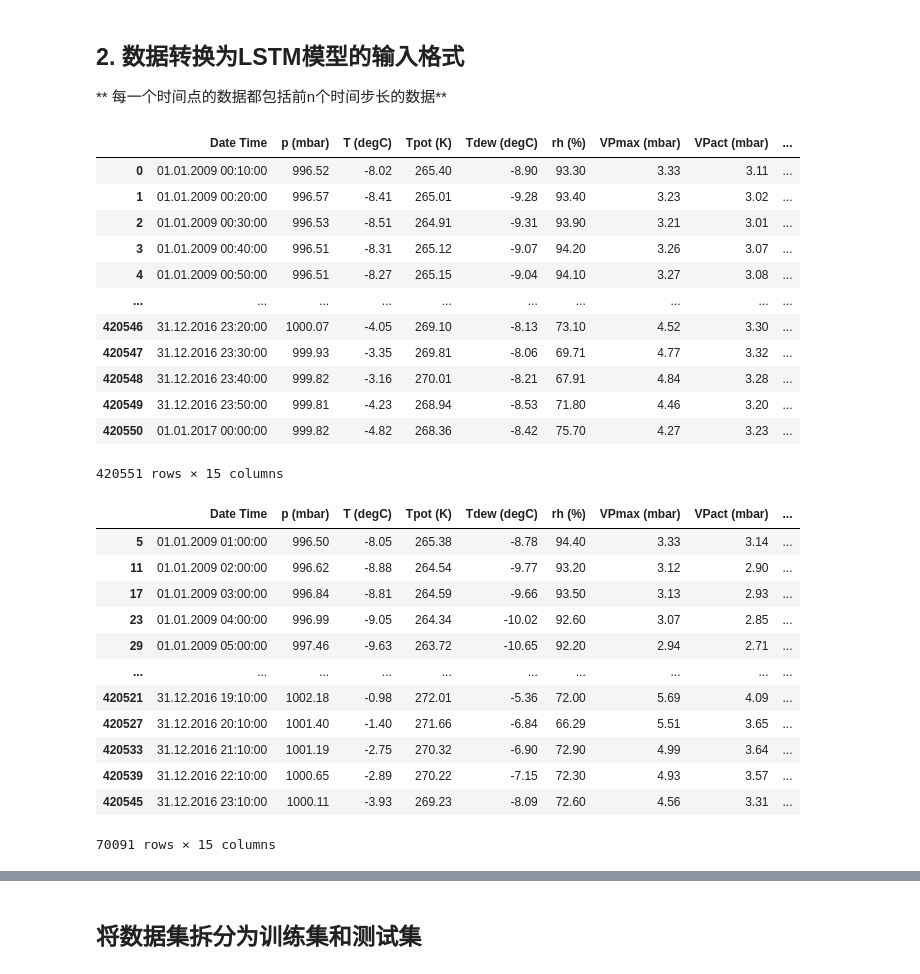
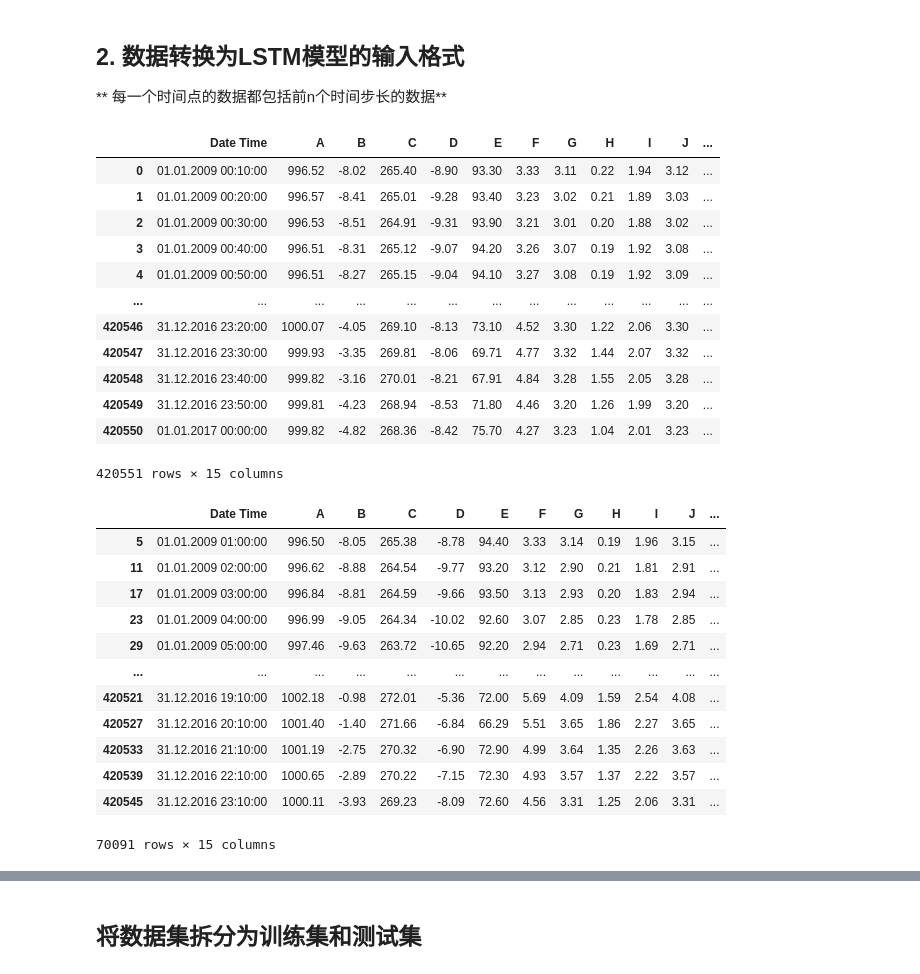
Before and after one commit to zwong91/erp-lstm, a Jupyter notebook: 【C1】训练LSTM库存模型.ipynb, the cells around one changed output, grey strips where cells are left out. Cells and saved outputs as stored; diff of their text form; code cells hidden in the pictures.

Commit message:
Update datasets, requirements, and model files

```diff
--- a/【C1】训练LSTM库存模型.ipynb
+++ b/【C1】训练LSTM库存模型.ipynb
@@ -38,42 +38,42 @@ device = torch.device('cuda' if torch.cuda.is_available() else 'cpu')
 # %%
 import pandas as pd
 import numpy as np
 
 # 每个时间步是10分钟
-csv_path = 'datasets/jena_climate_2009_2016.csv'
+csv_path = 'datasets/erp_pdd_2009_2016.csv'
 df = pd.read_csv(csv_path)
 df
 # %% [output]
-|  | Date Time | p (mbar) | T (degC) | Tpot (K) | Tdew (degC) | rh (%) | VPmax (mbar) | VPact (mbar) | ... |
-| 0 | 01.01.2009 00:10:00 | 996.52 | -8.02 | 265.40 | -8.90 | 93.30 | 3.33 | 3.11 | ... |
-| 1 | 01.01.2009 00:20:00 | 996.57 | -8.41 | 265.01 | -9.28 | 93.40 | 3.23 | 3.02 | ... |
-| 2 | 01.01.2009 00:30:00 | 996.53 | -8.51 | 264.91 | -9.31 | 93.90 | 3.21 | 3.01 | ... |
-| 3 | 01.01.2009 00:40:00 | 996.51 | -8.31 | 265.12 | -9.07 | 94.20 | 3.26 | 3.07 | ... |
-| 4 | 01.01.2009 00:50:00 | 996.51 | -8.27 | 265.15 | -9.04 | 94.10 | 3.27 | 3.08 | ... |
-| ... | ... | ... | ... | ... | ... | ... | ... | ... | ... |
-| 420546 | 31.12.2016 23:20:00 | 1000.07 | -4.05 | 269.10 | -8.13 | 73.10 | 4.52 | 3.30 | ... |
-| 420547 | 31.12.2016 23:30:00 | 999.93 | -3.35 | 269.81 | -8.06 | 69.71 | 4.77 | 3.32 | ... |
-| 420548 | 31.12.2016 23:40:00 | 999.82 | -3.16 | 270.01 | -8.21 | 67.91 | 4.84 | 3.28 | ... |
-| 420549 | 31.12.2016 23:50:00 | 999.81 | -4.23 | 268.94 | -8.53 | 71.80 | 4.46 | 3.20 | ... |
-| 420550 | 01.01.2017 00:00:00 | 999.82 | -4.82 | 268.36 | -8.42 | 75.70 | 4.27 | 3.23 | ... |
+|  | Date Time | A | B | C | D | E | F | G | H | I | J | ... |
+| 0 | 01.01.2009 00:10:00 | 996.52 | -8.02 | 265.40 | -8.90 | 93.30 | 3.33 | 3.11 | 0.22 | 1.94 | 3.12 | ... |
+| 1 | 01.01.2009 00:20:00 | 996.57 | -8.41 | 265.01 | -9.28 | 93.40 | 3.23 | 3.02 | 0.21 | 1.89 | 3.03 | ... |
+| 2 | 01.01.2009 00:30:00 | 996.53 | -8.51 | 264.91 | -9.31 | 93.90 | 3.21 | 3.01 | 0.20 | 1.88 | 3.02 | ... |
+| 3 | 01.01.2009 00:40:00 | 996.51 | -8.31 | 265.12 | -9.07 | 94.20 | 3.26 | 3.07 | 0.19 | 1.92 | 3.08 | ... |
+| 4 | 01.01.2009 00:50:00 | 996.51 | -8.27 | 265.15 | -9.04 | 94.10 | 3.27 | 3.08 | 0.19 | 1.92 | 3.09 | ... |
+| ... | ... | ... | ... | ... | ... | ... | ... | ... | ... | ... | ... | ... |
+| 420546 | 31.12.2016 23:20:00 | 1000.07 | -4.05 | 269.10 | -8.13 | 73.10 | 4.52 | 3.30 | 1.22 | 2.06 | 3.30 | ... |
+| 420547 | 31.12.2016 23:30:00 | 999.93 | -3.35 | 269.81 | -8.06 | 69.71 | 4.77 | 3.32 | 1.44 | 2.07 | 3.32 | ... |
+| 420548 | 31.12.2016 23:40:00 | 999.82 | -3.16 | 270.01 | -8.21 | 67.91 | 4.84 | 3.28 | 1.55 | 2.05 | 3.28 | ... |
+| 420549 | 31.12.2016 23:50:00 | 999.81 | -4.23 | 268.94 | -8.53 | 71.80 | 4.46 | 3.20 | 1.26 | 1.99 | 3.20 | ... |
+| 420550 | 01.01.2017 00:00:00 | 999.82 | -4.82 | 268.36 | -8.42 | 75.70 | 4.27 | 3.23 | 1.04 | 2.01 | 3.23 | ... |
 420551 rows × 15 columns
 # %%
 # 每1个小时的数据
 df = df[5::6]
 df
 # %% [output]
-|  | Date Time | p (mbar) | T (degC) | Tpot (K) | Tdew (degC) | rh (%) | VPmax (mbar) | VPact (mbar) | ... |
-| 5 | 01.01.2009 01:00:00 | 996.50 | -8.05 | 265.38 | -8.78 | 94.40 | 3.33 | 3.14 | ... |
-| 11 | 01.01.2009 02:00:00 | 996.62 | -8.88 | 264.54 | -9.77 | 93.20 | 3.12 | 2.90 | ... |
-| 17 | 01.01.2009 03:00:00 | 996.84 | -8.81 | 264.59 | -9.66 | 93.50 | 3.13 | 2.93 | ... |
-| 23 | 01.01.2009 04:00:00 | 996.99 | -9.05 | 264.34 | -10.02 | 92.60 | 3.07 | 2.85 | ... |
-| 29 | 01.01.2009 05:00:00 | 997.46 | -9.63 | 263.72 | -10.65 | 92.20 | 2.94 | 2.71 | ... |
-| ... | ... | ... | ... | ... | ... | ... | ... | ... | ... |
-| 420521 | 31.12.2016 19:10:00 | 1002.18 | -0.98 | 272.01 | -5.36 | 72.00 | 5.69 | 4.09 | ... |
-| 420527 | 31.12.2016 20:10:00 | 1001.40 | -1.40 | 271.66 | -6.84 | 66.29 | 5.51 | 3.65 | ... |
-| 420533 | 31.12.2016 21:10:00 | 1001.19 | -2.75 | 270.32 | -6.90 | 72.90 | 4.99 | 3.64 | ... |
-| 420539 | 31.12.2016 22:10:00 | 1000.65 | -2.89 | 270.22 | -7.15 | 72.30 | 4.93 | 3.57 | ... |
-| 420545 | 31.12.2016 23:10:00 | 1000.11 | -3.93 | 269.23 | -8.09 | 72.60 | 4.56 | 3.31 | ... |
+|  | Date Time | A | B | C | D | E | F | G | H | I | J | ... |
+| 5 | 01.01.2009 01:00:00 | 996.50 | -8.05 | 265.38 | -8.78 | 94.40 | 3.33 | 3.14 | 0.19 | 1.96 | 3.15 | ... |
+| 11 | 01.01.2009 02:00:00 | 996.62 | -8.88 | 264.54 | -9.77 | 93.20 | 3.12 | 2.90 | 0.21 | 1.81 | 2.91 | ... |
+| 17 | 01.01.2009 03:00:00 | 996.84 | -8.81 | 264.59 | -9.66 | 93.50 | 3.13 | 2.93 | 0.20 | 1.83 | 2.94 | ... |
+| 23 | 01.01.2009 04:00:00 | 996.99 | -9.05 | 264.34 | -10.02 | 92.60 | 3.07 | 2.85 | 0.23 | 1.78 | 2.85 | ... |
+| 29 | 01.01.2009 05:00:00 | 997.46 | -9.63 | 263.72 | -10.65 | 92.20 | 2.94 | 2.71 | 0.23 | 1.69 | 2.71 | ... |
+| ... | ... | ... | ... | ... | ... | ... | ... | ... | ... | ... | ... | ... |
+| 420521 | 31.12.2016 19:10:00 | 1002.18 | -0.98 | 272.01 | -5.36 | 72.00 | 5.69 | 4.09 | 1.59 | 2.54 | 4.08 | ... |
+| 420527 | 31.12.2016 20:10:00 | 1001.40 | -1.40 | 271.66 | -6.84 | 66.29 | 5.51 | 3.65 | 1.86 | 2.27 | 3.65 | ... |
+| 420533 | 31.12.2016 21:10:00 | 1001.19 | -2.75 | 270.32 | -6.90 | 72.90 | 4.99 | 3.64 | 1.35 | 2.26 | 3.63 | ... |
+| 420539 | 31.12.2016 22:10:00 | 1000.65 | -2.89 | 270.22 | -7.15 | 72.30 | 4.93 | 3.57 | 1.37 | 2.22 | 3.57 | ... |
+| 420545 | 31.12.2016 23:10:00 | 1000.11 | -3.93 | 269.23 | -8.09 | 72.60 | 4.56 | 3.31 | 1.25 | 2.06 | 3.31 | ... |
 70091 rows × 15 columns
 # %%
 df.index = pd.to_datetime(df['Date Time'], format='%d.%m.%Y %H:%M:%S')
```
Also changed, not shown: parts of 15 cells of this notebook, 24 other files.
